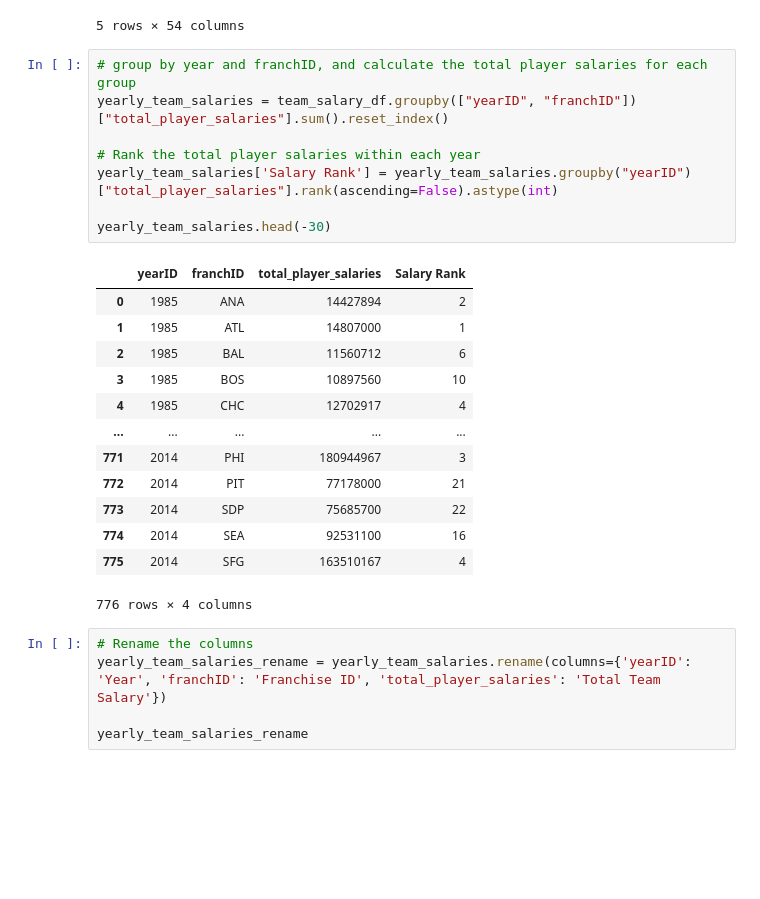
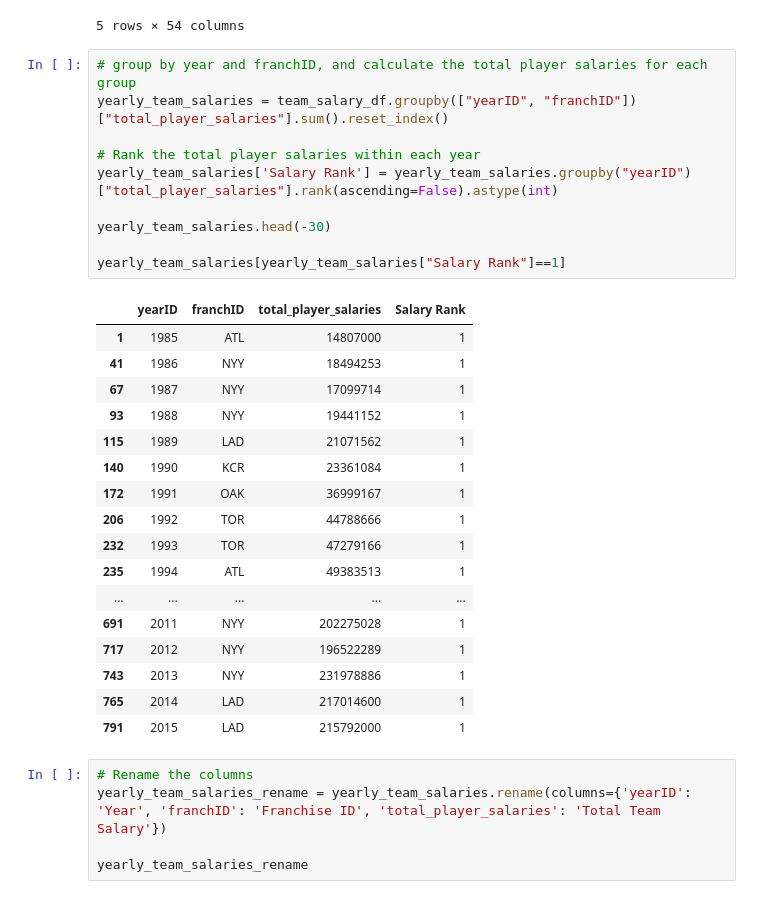
Before and after one commit to m-ingram/Project1-Group3, a Jupyter notebook: data_cleaning.ipynb, the cells around one changed output. Drawn from its saved outputs; the diff is of its cells as text; blank space fills up the shorter version.

```diff
--- a/data_cleaning.ipynb
+++ b/data_cleaning.ipynb
@@ -193,25 +193,31 @@ diff_by_salary_df.head()
 # %%
 # group by year and franchID, and calculate the total player salaries for each group
 yearly_team_salaries = team_salary_df.groupby(["yearID", "franchID"])["total_player_salaries"].sum().reset_index()
 
 # Rank the total player salaries within each year
 yearly_team_salaries['Salary Rank'] = yearly_team_salaries.groupby("yearID")["total_player_salaries"].rank(ascending=False).astype(int)
 
 yearly_team_salaries.head(-30)
+
+yearly_team_salaries[yearly_team_salaries["Salary Rank"]==1]
 # %% [output]
 |  | yearID | franchID | total_player_salaries | Salary Rank |
-| 0 | 1985 | ANA | 14427894 | 2 |
 | 1 | 1985 | ATL | 14807000 | 1 |
-| 2 | 1985 | BAL | 11560712 | 6 |
-| 3 | 1985 | BOS | 10897560 | 10 |
-| 4 | 1985 | CHC | 12702917 | 4 |
+| 41 | 1986 | NYY | 18494253 | 1 |
+| 67 | 1987 | NYY | 17099714 | 1 |
+| 93 | 1988 | NYY | 19441152 | 1 |
+| 115 | 1989 | LAD | 21071562 | 1 |
+| 140 | 1990 | KCR | 23361084 | 1 |
+| 172 | 1991 | OAK | 36999167 | 1 |
+| 206 | 1992 | TOR | 44788666 | 1 |
+| 232 | 1993 | TOR | 47279166 | 1 |
+| 235 | 1994 | ATL | 49383513 | 1 |
 | ... | ... | ... | ... | ... |
-| 771 | 2014 | PHI | 180944967 | 3 |
-| 772 | 2014 | PIT | 77178000 | 21 |
-| 773 | 2014 | SDP | 75685700 | 22 |
-| 774 | 2014 | SEA | 92531100 | 16 |
-| 775 | 2014 | SFG | 163510167 | 4 |
+| 691 | 2011 | NYY | 202275028 | 1 |
+| 717 | 2012 | NYY | 196522289 | 1 |
+| 743 | 2013 | NYY | 231978886 | 1 |
+| 765 | 2014 | LAD | 217014600 | 1 |
+| 791 | 2015 | LAD | 215792000 | 1 |
-776 rows × 4 columns
 # %%
 # Rename the columns
 yearly_team_salaries_rename = yearly_team_salaries.rename(columns={'yearID': 'Year', 'franchID': 'Franchise ID', 'total_player_salaries': 'Total Team Salary'})
```
Also changed, not shown: parts of 4 cells of this notebook, 1 other file.
